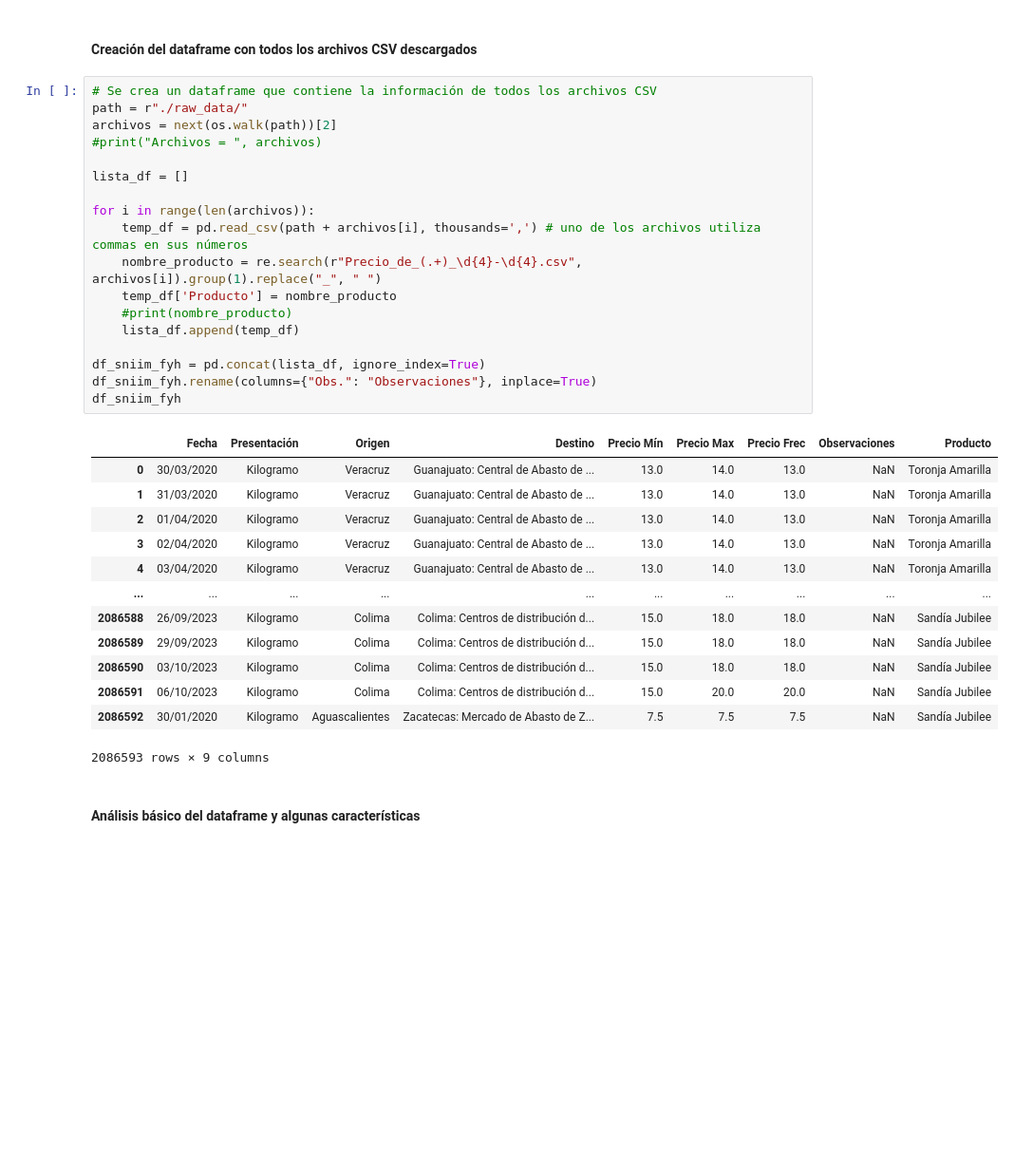
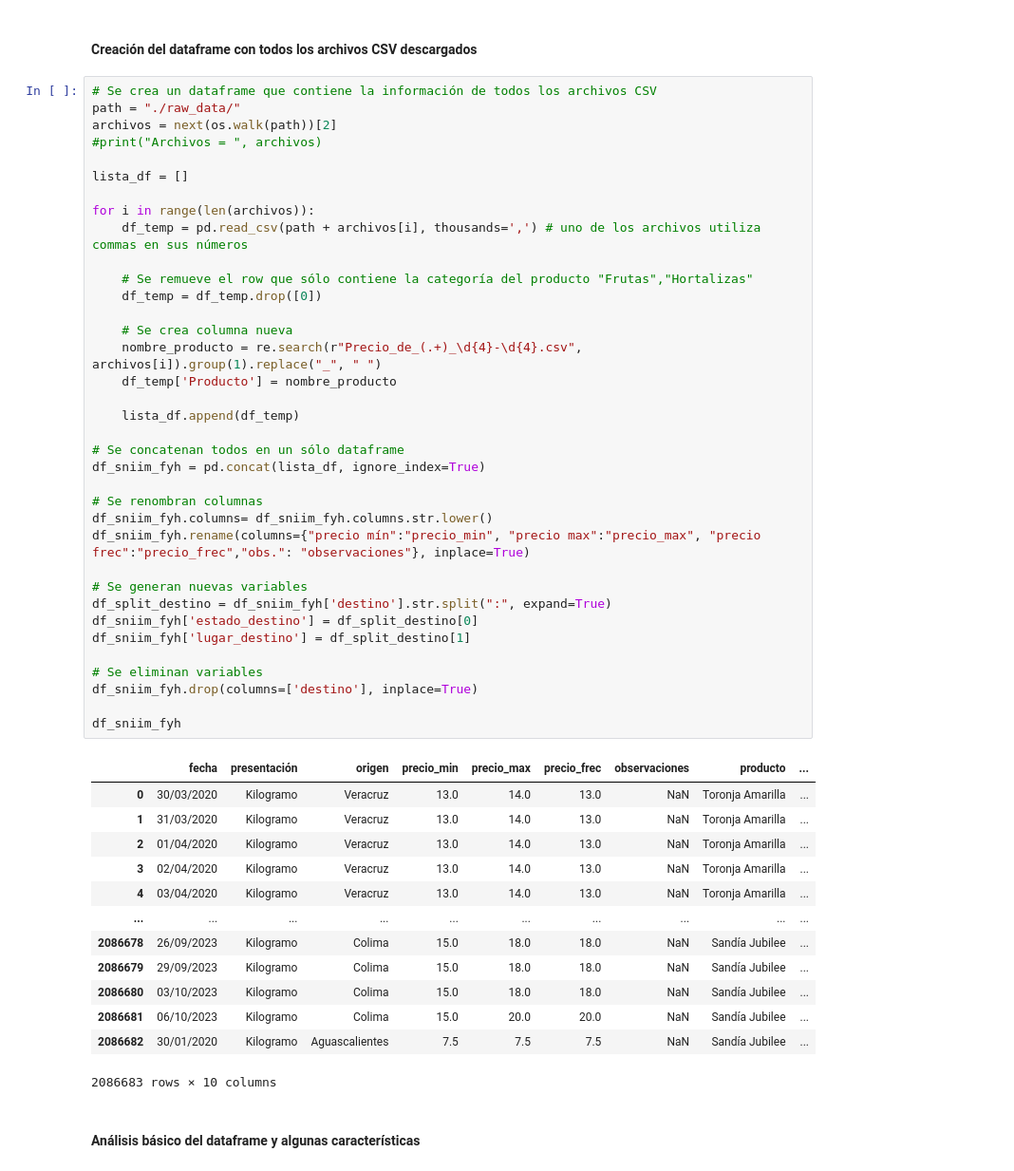
Before and after one commit to ProyectosMCD/RedBAMX, a Jupyter notebook: limpieza/limpieza_sniim.ipynb, the cells around one changed output. Shown at 95% size. Saved outputs shown, nothing was run; the diff lists cells and outputs as text; blank space fills up the shorter version.

Commit message:
Se renombran columnas, se agregan/eliminan columnas.

```diff
--- a/limpieza/limpieza_sniim.ipynb
+++ b/limpieza/limpieza_sniim.ipynb
@@ -15,36 +15,54 @@ import numpy as np
 #### Creación del dataframe con todos los archivos CSV descargados
 # %%
 # Se crea un dataframe que contiene la información de todos los archivos CSV
-path = r"./raw_data/"
+path = "./raw_data/"
 archivos = next(os.walk(path))[2]
 #print("Archivos = ", archivos)
 
 lista_df = []
 
 for i in range(len(archivos)):
-    temp_df = pd.read_csv(path + archivos[i], thousands=',') # uno de los archivos utiliza commas en sus números
+    df_temp = pd.read_csv(path + archivos[i], thousands=',') # uno de los archivos utiliza commas en sus números
+
+    # Se remueve el row que sólo contiene la categoría del producto "Frutas","Hortalizas"
+    df_temp = df_temp.drop([0])
+
+    # Se crea columna nueva
     nombre_producto = re.search(r"Precio_de_(.+)_\d{4}-\d{4}.csv", archivos[i]).group(1).replace("_", " ")
-    temp_df['Producto'] = nombre_producto
-    #print(nombre_producto)
-    lista_df.append(temp_df)
+    df_temp['Producto'] = nombre_producto
 
+    lista_df.append(df_temp)
+
+# Se concatenan todos en un sólo dataframe
 df_sniim_fyh = pd.concat(lista_df, ignore_index=True)
-df_sniim_fyh.rename(columns={"Obs.": "Observaciones"}, inplace=True)
+
+# Se renombran columnas
+df_sniim_fyh.columns= df_sniim_fyh.columns.str.lower()
+df_sniim_fyh.rename(columns={"precio mín":"precio_min", "precio max":"precio_max", "precio frec":"precio_frec","obs.": "observaciones"}, inplace=True)
+
+# Se generan nuevas variables
+df_split_destino = df_sniim_fyh['destino'].str.split(":", expand=True)
+df_sniim_fyh['estado_destino'] = df_split_destino[0]
+df_sniim_fyh['lugar_destino'] = df_split_destino[1]
+
+# Se eliminan variables
+df_sniim_fyh.drop(columns=['destino'], inplace=True)
+
 df_sniim_fyh
 # %% [output]
-|  | Fecha | Presentación | Origen | Destino | Precio Mín | Precio Max | Precio Frec | Observaciones | Producto |
-| 0 | 30/03/2020 | Kilogramo | Veracruz | Guanajuato: Central de Abasto de ... | 13.0 | 14.0 | 13.0 | NaN | Toronja Amarilla |
-| 1 | 31/03/2020 | Kilogramo | Veracruz | Guanajuato: Central de Abasto de ... | 13.0 | 14.0 | 13.0 | NaN | Toronja Amarilla |
-| 2 | 01/04/2020 | Kilogramo | Veracruz | Guanajuato: Central de Abasto de ... | 13.0 | 14.0 | 13.0 | NaN | Toronja Amarilla |
-| 3 | 02/04/2020 | Kilogramo | Veracruz | Guanajuato: Central de Abasto de ... | 13.0 | 14.0 | 13.0 | NaN | Toronja Amarilla |
-| 4 | 03/04/2020 | Kilogramo | Veracruz | Guanajuato: Central de Abasto de ... | 13.0 | 14.0 | 13.0 | NaN | Toronja Amarilla |
+|  | fecha | presentación | origen | precio_min | precio_max | precio_frec | observaciones | producto | ... |
+| 0 | 30/03/2020 | Kilogramo | Veracruz | 13.0 | 14.0 | 13.0 | NaN | Toronja Amarilla | ... |
+| 1 | 31/03/2020 | Kilogramo | Veracruz | 13.0 | 14.0 | 13.0 | NaN | Toronja Amarilla | ... |
+| 2 | 01/04/2020 | Kilogramo | Veracruz | 13.0 | 14.0 | 13.0 | NaN | Toronja Amarilla | ... |
+| 3 | 02/04/2020 | Kilogramo | Veracruz | 13.0 | 14.0 | 13.0 | NaN | Toronja Amarilla | ... |
+| 4 | 03/04/2020 | Kilogramo | Veracruz | 13.0 | 14.0 | 13.0 | NaN | Toronja Amarilla | ... |
 | ... | ... | ... | ... | ... | ... | ... | ... | ... | ... |
-| 2086588 | 26/09/2023 | Kilogramo | Colima | Colima: Centros de distribución d... | 15.0 | 18.0 | 18.0 | NaN | Sandía Jubilee |
-| 2086589 | 29/09/2023 | Kilogramo | Colima | Colima: Centros de distribución d... | 15.0 | 18.0 | 18.0 | NaN | Sandía Jubilee |
-| 2086590 | 03/10/2023 | Kilogramo | Colima | Colima: Centros de distribución d... | 15.0 | 18.0 | 18.0 | NaN | Sandía Jubilee |
-| 2086591 | 06/10/2023 | Kilogramo | Colima | Colima: Centros de distribución d... | 15.0 | 20.0 | 20.0 | NaN | Sandía Jubilee |
-| 2086592 | 30/01/2020 | Kilogramo | Aguascalientes | Zacatecas: Mercado de Abasto de Z... | 7.5 | 7.5 | 7.5 | NaN | Sandía Jubilee |
+| 2086678 | 26/09/2023 | Kilogramo | Colima | 15.0 | 18.0 | 18.0 | NaN | Sandía Jubilee | ... |
+| 2086679 | 29/09/2023 | Kilogramo | Colima | 15.0 | 18.0 | 18.0 | NaN | Sandía Jubilee | ... |
+| 2086680 | 03/10/2023 | Kilogramo | Colima | 15.0 | 18.0 | 18.0 | NaN | Sandía Jubilee | ... |
+| 2086681 | 06/10/2023 | Kilogramo | Colima | 15.0 | 20.0 | 20.0 | NaN | Sandía Jubilee | ... |
+| 2086682 | 30/01/2020 | Kilogramo | Aguascalientes | 7.5 | 7.5 | 7.5 | NaN | Sandía Jubilee | ... |
-2086593 rows × 9 columns
+2086683 rows × 10 columns
 # %% [markdown]
 #### Análisis básico del dataframe y algunas características
 # %% [markdown]
```
Also changed, not shown: parts of 4 cells of this notebook.
